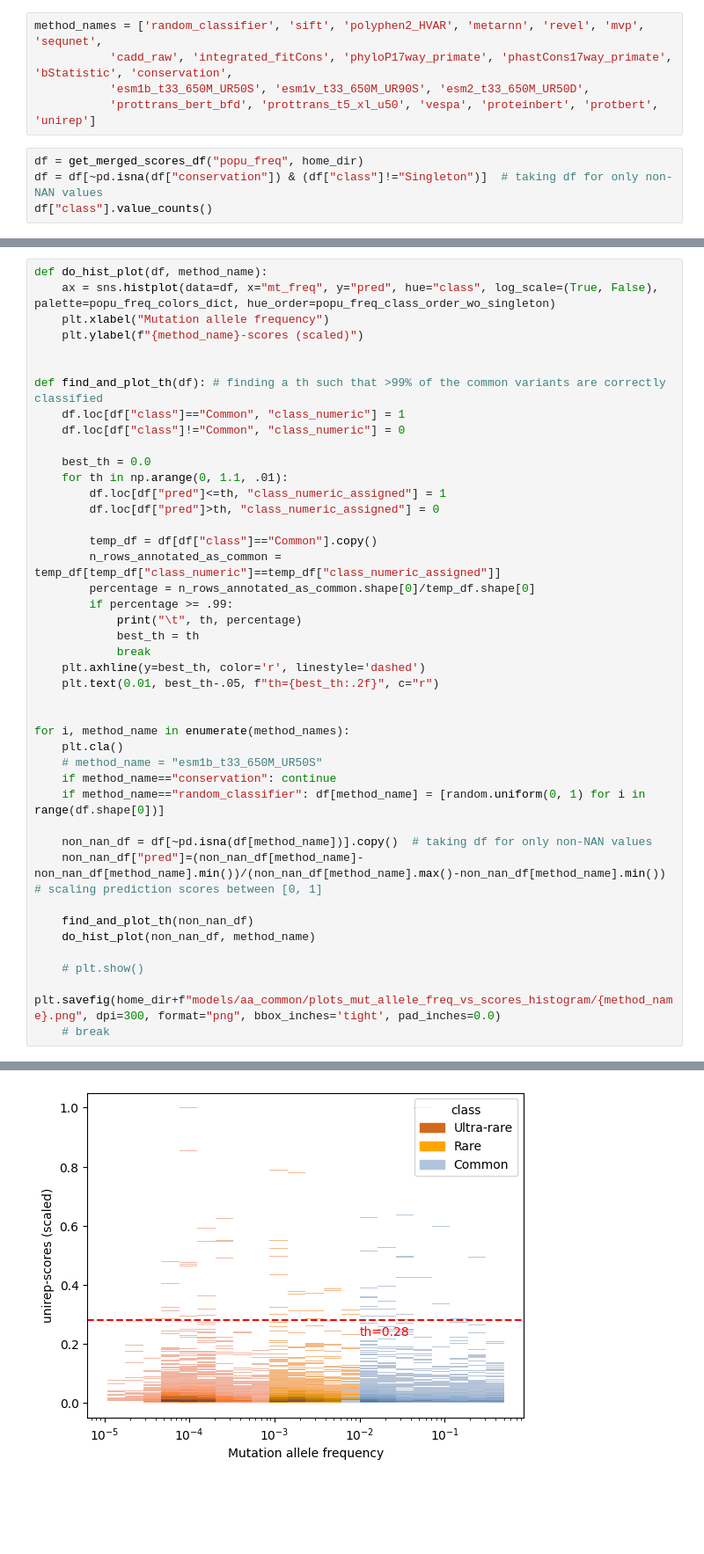
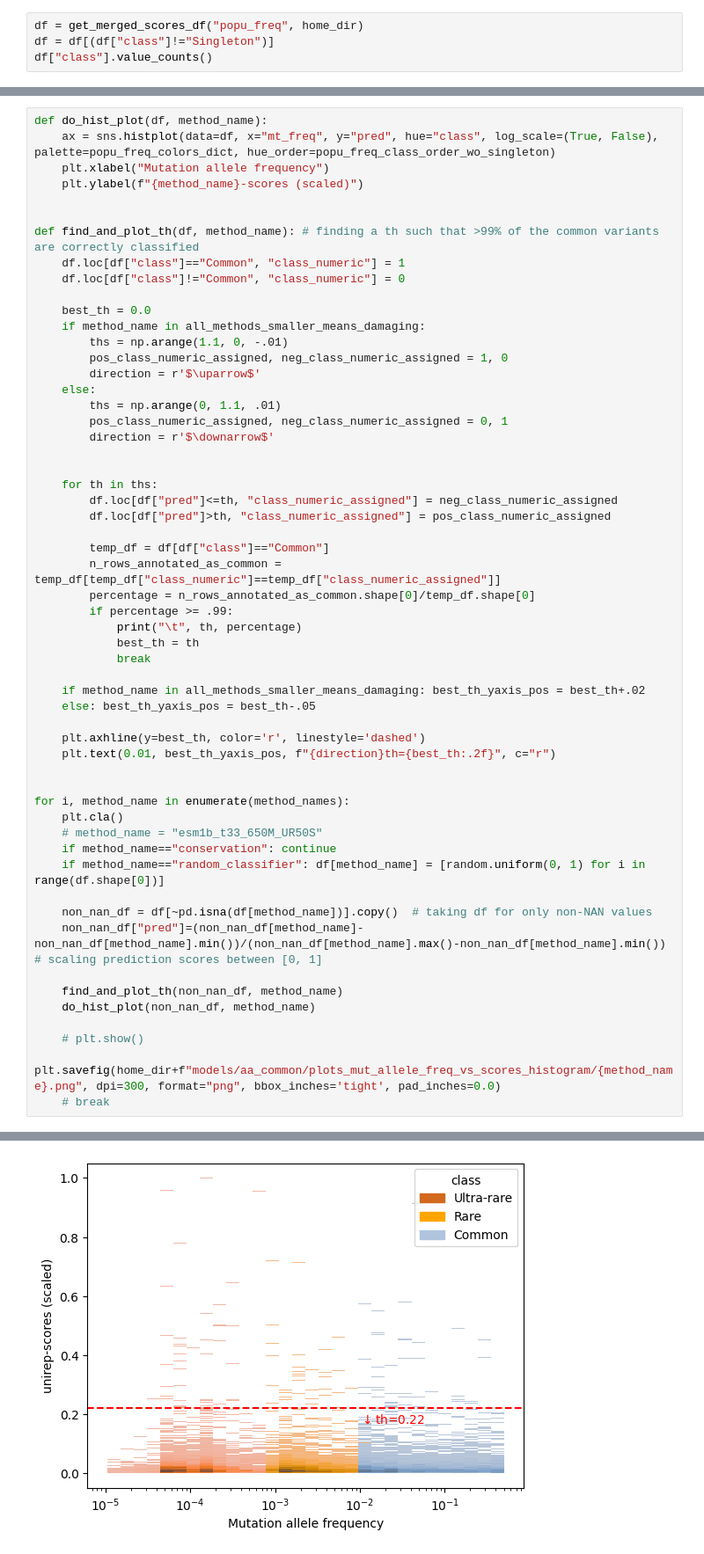
Before and after one commit to akabiraka/variant_effect_analysis, a Jupyter notebook: models/aa_common/plot_mut_allele_freq_vs_scores_histogram.ipynb, the cells around one changed output, grey strips where cells are left out. Shown at 88% size. Cells and saved outputs as stored; diff of their text form; blank space fills up the shorter version.

```diff
--- a/models/aa_common/plot_mut_allele_freq_vs_scores_histogram.ipynb
+++ b/models/aa_common/plot_mut_allele_freq_vs_scores_histogram.ipynb
@@ -16,14 +16,9 @@ import seaborn as sns
 
 from data_loader import get_merged_scores_df
 from plots_helper import *
-# %%
-method_names = ['random_classifier', 'sift', 'polyphen2_HVAR', 'metarnn', 'revel', 'mvp', 'sequnet',
-           'cadd_raw', 'integrated_fitCons', 'phyloP17way_primate', 'phastCons17way_primate', 'bStatistic', 'conservation',
-           'esm1b_t33_650M_UR50S', 'esm1v_t33_650M_UR90S', 'esm2_t33_650M_UR50D',
-           'prottrans_bert_bfd', 'prottrans_t5_xl_u50', 'vespa', 'proteinbert', 'protbert', 'unirep']
 # %%
 df = get_merged_scores_df("popu_freq", home_dir)
-df = df[~pd.isna(df["conservation"]) & (df["class"]!="Singleton")]  # taking df for only non-NAN values
+df = df[(df["class"]!="Singleton")]
 df["class"].value_counts()
 # %% [output]
 Index(['snp_id', 'chrom_acc_version', 'chrom_pos', 'ref_allele', 'alt_allele',
@@ -65,24 +60,38 @@ def do_hist_plot(df, method_name):
     plt.ylabel(f"{method_name}-scores (scaled)")
 
 
-def find_and_plot_th(df): # finding a th such that >99% of the common variants are correctly classified
+def find_and_plot_th(df, method_name): # finding a th such that >99% of the common variants are correctly classified
     df.loc[df["class"]=="Common", "class_numeric"] = 1
     df.loc[df["class"]!="Common", "class_numeric"] = 0
 
     best_th = 0.0
-    for th in np.arange(0, 1.1, .01):
-        df.loc[df["pred"]<=th, "class_numeric_assigned"] = 1
-        df.loc[df["pred"]>th, "class_numeric_assigned"] = 0
+    if method_name in all_methods_smaller_means_damaging:
+        ths = np.arange(1.1, 0, -.01)
+        pos_class_numeric_assigned, neg_class_numeric_assigned = 1, 0
+        direction = r'$\uparrow$'
+    else:
+        ths = np.arange(0, 1.1, .01)
+        pos_class_numeric_assigned, neg_class_numeric_assigned = 0, 1
+        direction = r'$\downarrow$'
 
-        temp_df = df[df["class"]=="Common"].copy()
+
+    for th in ths:
+        df.loc[df["pred"]<=th, "class_numeric_assigned"] = neg_class_numeric_assigned
+        df.loc[df["pred"]>th, "class_numeric_assigned"] = pos_class_numeric_assigned
+
+        temp_df = df[df["class"]=="Common"]
         n_rows_annotated_as_common = temp_df[temp_df["class_numeric"]==temp_df["class_numeric_assigned"]]
         percentage = n_rows_annotated_as_common.shape[0]/temp_df.shape[0]
         if percentage >= .99:
             print("\t", th, percentage)
             best_th = th
             break
+
+    if method_name in all_methods_smaller_means_damaging: best_th_yaxis_pos = best_th+.02
+    else: best_th_yaxis_pos = best_th-.05
+
     plt.axhline(y=best_th, color='r', linestyle='dashed')
-    plt.text(0.01, best_th-.05, f"th={best_th:.2f}", c="r")
+    plt.text(0.01, best_th_yaxis_pos, f"{direction}th={best_th:.2f}", c="r")
 
 
 for i, method_name in enumerate(method_names):
@@ -94,7 +103,7 @@ for i, method_name in enumerate(method_names):
     non_nan_df = df[~pd.isna(df[method_name])].copy()  # taking df for only non-NAN values
     non_nan_df["pred"]=(non_nan_df[method_name]-non_nan_df[method_name].min())/(non_nan_df[method_name].max()-non_nan_df[method_name].min()) # scaling prediction scores between [0, 1]
 
-    find_and_plot_th(non_nan_df)
+    find_and_plot_th(non_nan_df, method_name)
     do_hist_plot(non_nan_df, method_name)
 
     # plt.show()
@@ -121 +129 @@ for i, method_name in enumerate(method_names):
-[figure, old version]
+[figure, new version]
```
Also changed, not shown: parts of 3 cells of this notebook, 7 other files.
